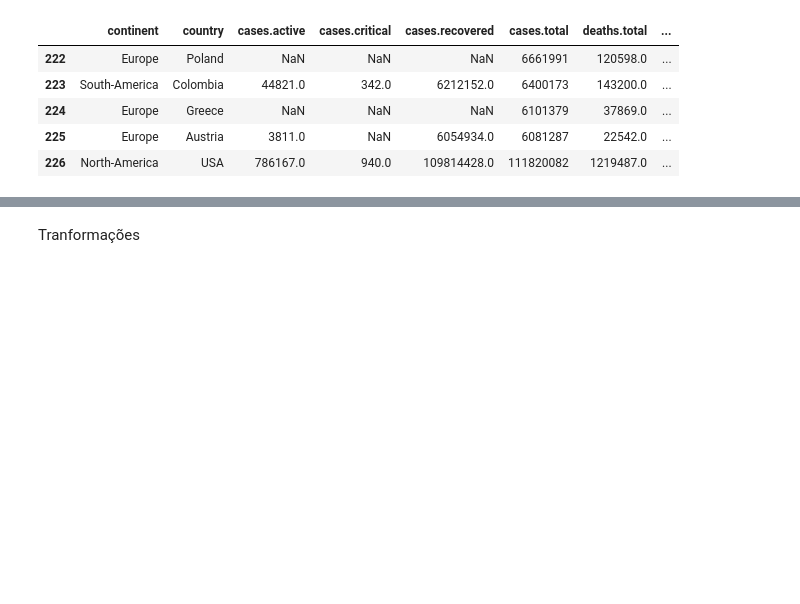
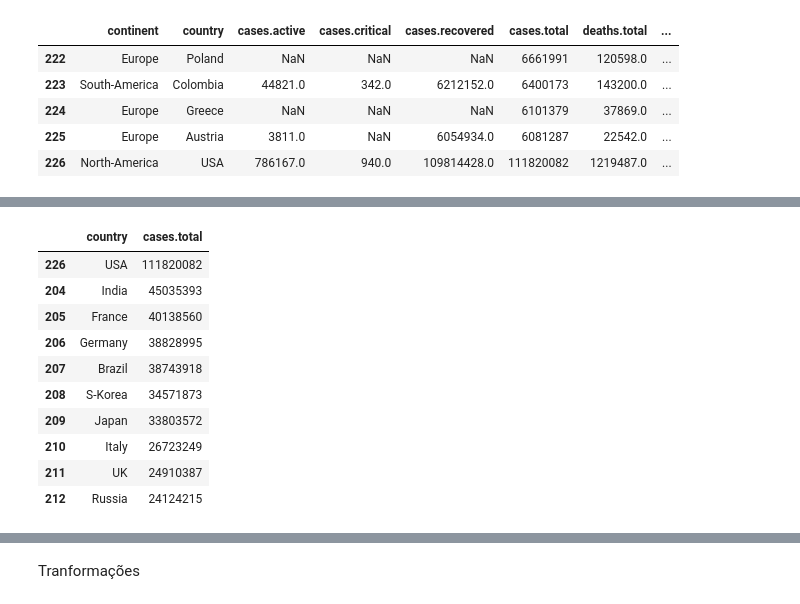
Before and after one commit to amanda-dalmeida/covid19-data-analysis, a Jupyter notebook: covid19_eda.ipynb, the cells around one changed output, grey strips where cells are left out. Saved outputs shown, nothing was run; the diff lists cells and outputs as text; code cells hidden in the pictures; blank space fills up the shorter version.

```diff
--- a/covid19_eda.ipynb
+++ b/covid19_eda.ipynb
@@ -814,0 +817,6 @@ df_check.tail()
+# %%
+import pandas as pd
+
+df= pd.read_csv('data/covid19_clean.csv')
+
+df.describe()
@@ -814,0 +833,17 @@ df_check.tail()
+# %%
+df[['country', 'cases.total']].sort_values(
+    by='cases.total',
+    ascending=False
+).head(10)
+# %% [output]
+|  | country | cases.total |
+| 226 | USA | 111820082 |
+| 204 | India | 45035393 |
+| 205 | France | 40138560 |
+| 206 | Germany | 38828995 |
+| 207 | Brazil | 38743918 |
+| 208 | S-Korea | 34571873 |
+| 209 | Japan | 33803572 |
+| 210 | Italy | 26723249 |
+| 211 | UK | 24910387 |
+| 212 | Russia | 24124215 |
```
Also changed, not shown: parts of 10 cells of this notebook.
